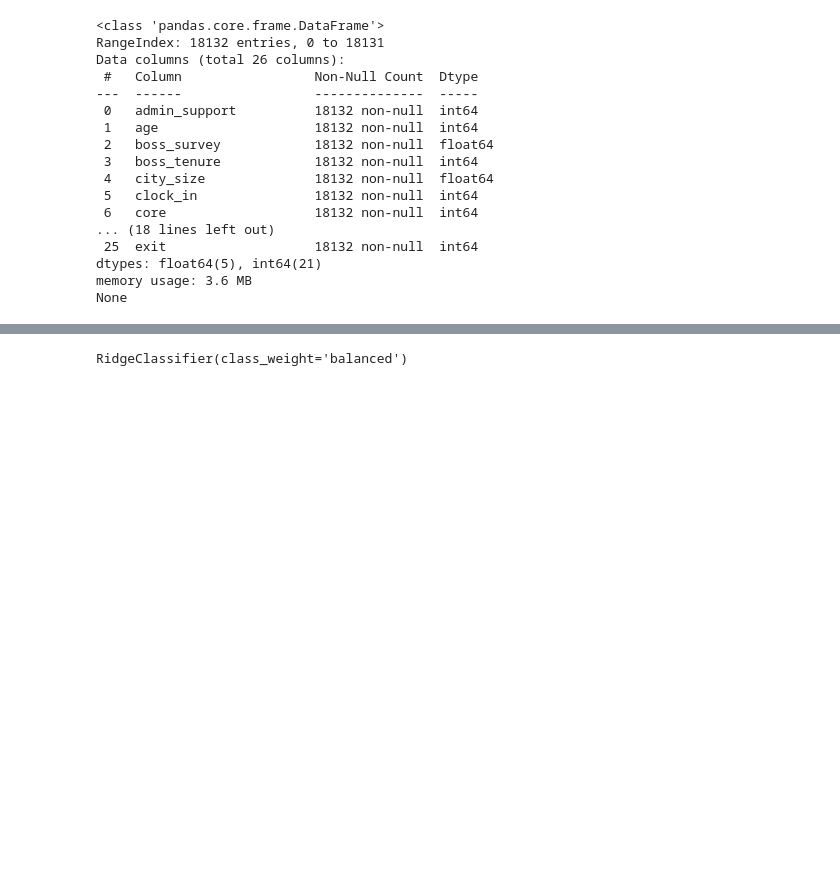
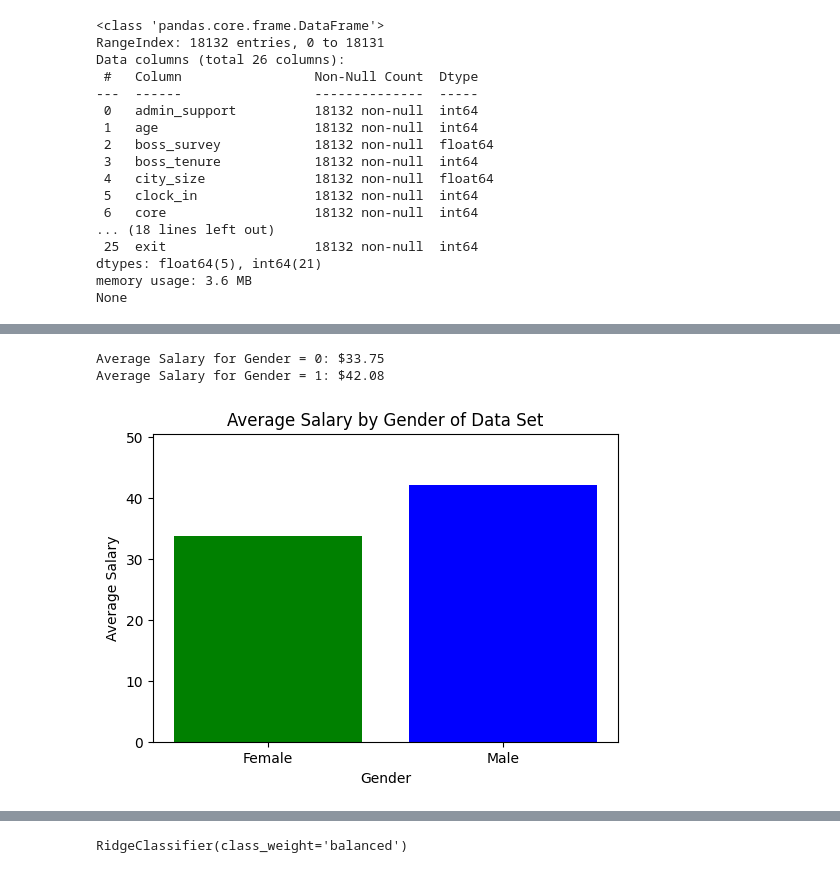
Before and after one commit to pcatroppa/bus774, a Jupyter notebook: HackathonCaseA_paul4.ipynb, the cells around one changed output, grey strips where cells are left out. Saved outputs shown, nothing was run; the diff lists cells and outputs as text; code cells hidden in the pictures; blank space fills up the shorter version.

```diff
--- a/HackathonCaseA_paul4.ipynb
+++ b/HackathonCaseA_paul4.ipynb
@@ -109,3 +109,28 @@ Average Salary for Gender = 1: $40.24
+# %%
+# Calculate average salary by gender
+avg_salary = chimera_data.groupby('gender')['salary'].mean()
+
+# Print results
+print(f"Average Salary for Gender = 0: ${avg_salary.get(0, 0):,.2f}")
+print(f"Average Salary for Gender = 1: ${avg_salary.get(1, 0):,.2f}")
+
+# Plot the results
+plt.figure(figsize=(6, 4))
+plt.bar(avg_salary.index, avg_salary.values, tick_label=["Female", "Male"], color=['green', 'blue'])
+plt.xlabel("Gender")
+plt.ylabel("Average Salary")
+plt.title("Average Salary by Gender of Data Set")
+plt.ylim(0, max(avg_salary.values) * 1.2)  # Adjust y-axis for better visibility
+
+# # Display values on bars
+# for i, v in enumerate(avg_salary.values):
+#     plt.text(i, v + 1000, f"${v:,.2f}", ha='center', fontsize=10)
+
+plt.show()
+# %% [output]
+Average Salary for Gender = 0: $33.75
+Average Salary for Gender = 1: $42.08
+[figure, added]
 # %%
 # Count occurrences of each gender
 gender_counts = chimera_data['gender'].value_counts()
```
Also changed, not shown: parts of 11 cells of this notebook.
